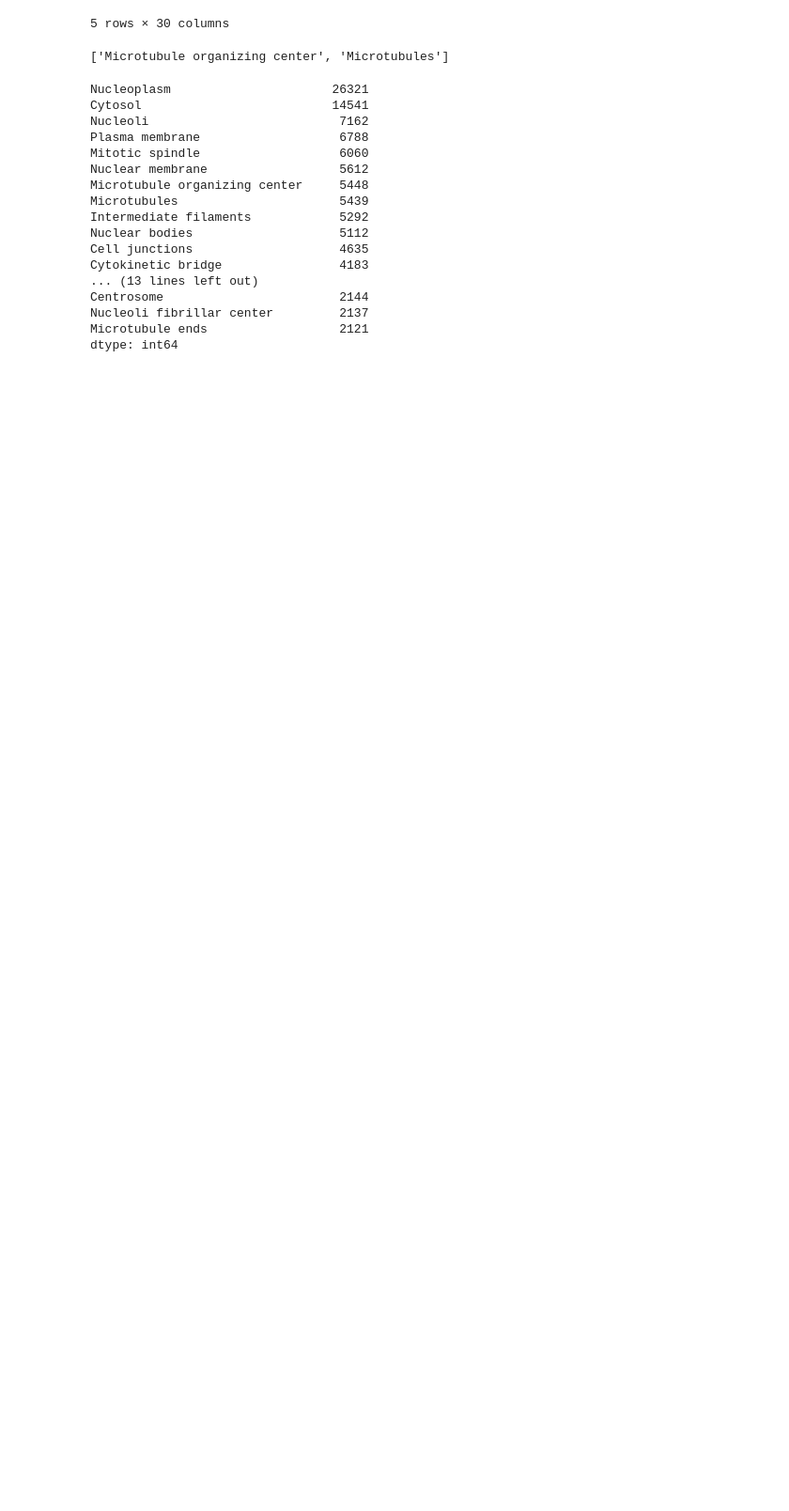
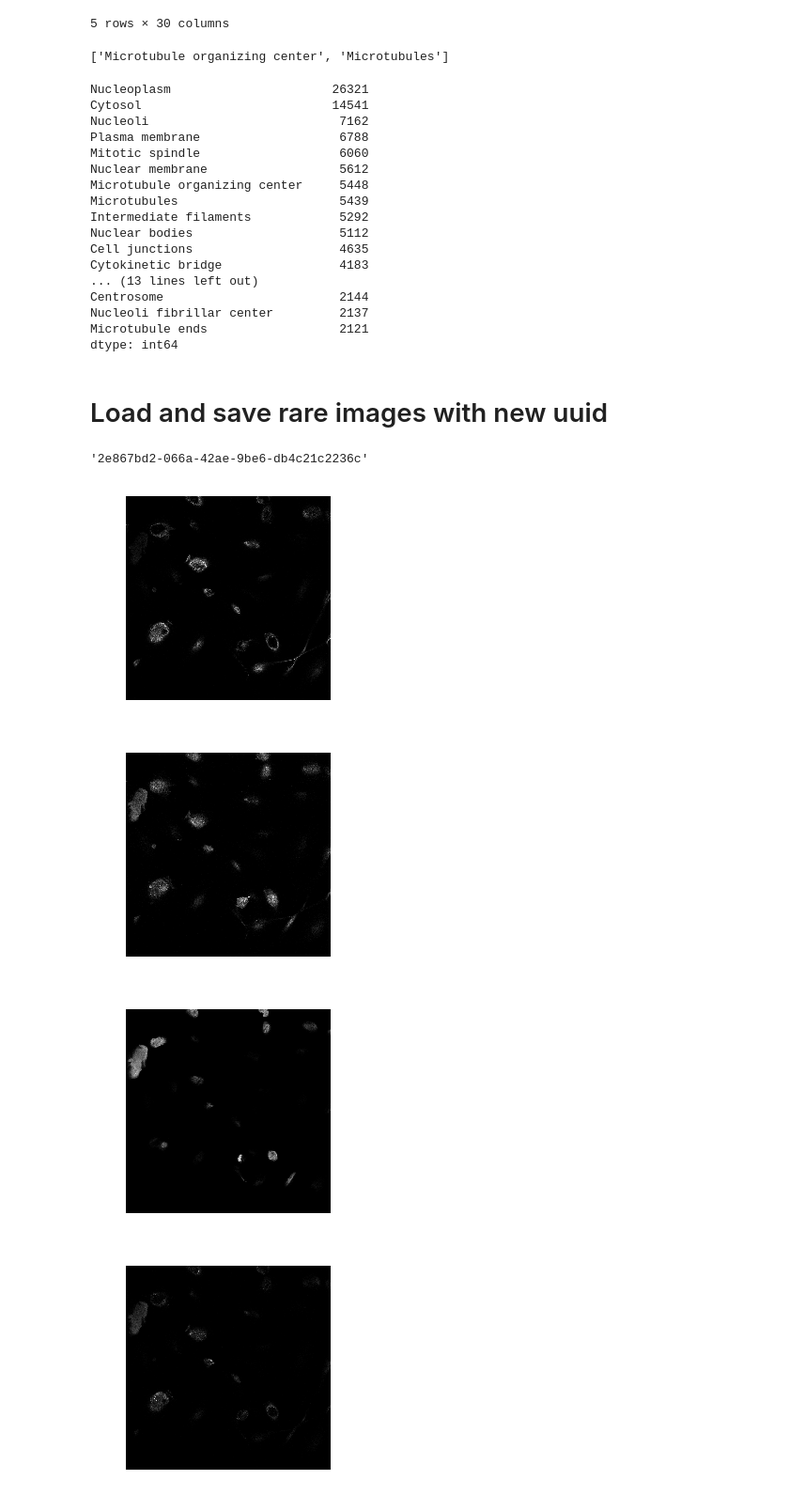
Before and after one commit to ChristophNeuner/human-protein-atlas-image-classification, a Jupyter notebook: train_data_preprop_against_imbalance.ipynb, the cells around one changed output. Shown at 94% size. Drawn from its saved outputs; the diff is of its cells as text; code cells hidden in the pictures; blank space fills up the shorter version.

```diff
--- a/train_data_preprop_against_imbalance.ipynb
+++ b/train_data_preprop_against_imbalance.ipynb
@@ -8,11 +10,15 @@
 
 import os
 os.sys.path.append('../fastai/') #fastai version 1
+import fastai
+from fastai import *
 
 from pathlib import Path
 import numpy as np
 import pandas as pd
-import matplotlib as plt
+import matplotlib.pyplot as plt
+import cv2
+import uuid
 
 import seaborn as sns
 sns.set()
@@ -21,8 +27,10 @@ sns.set()
 DP = Path('/home/Deep_Learner/work/datasets/human-protein-atlas-image-classification/')
 STAGE_ONE_DATA = DP/'stage1_data'
 TRAIN_PNGS = 'train_pngs_512'
+TRAIN_PNGS_MULTI = 'train_pngs_512_multi'
 TEST_PNGS = 'test_pngs_512'
 TRAIN_CSV = 'train.csv'
+TRAIN_CSV_MULTI = 'train_multi.csv'
 LBS_BALANCED = 'lbs_balanced.csv'
 
 label_names = {
@@ -57,3 +65,7 @@ label_names = {
 }
 
 reverse_label_names = dict((v,k) for k,v in label_names.items())
+
+sz = 512
+
+torch.cuda.set_device(1)
@@ -154,3 +180,5 @@ Microtubule ends                  2121
 dtype: int64
 # %%
 lbs_balanced.to_csv(STAGE_ONE_DATA/LBS_BALANCED, index=False)
+# %% [markdown]
+# Load and save rare images with new uuid
@@ -156,0 +236,16 @@ lbs_balanced.to_csv(STAGE_ONE_DATA/LBS_BALANCED, index=False)
+# %%
+new_id, imgs = open_four_channels_and_save_with_new_id(load_path=STAGE_ONE_DATA/TRAIN_PNGS,
+                                               save_path=STAGE_ONE_DATA/TRAIN_PNGS_MULTI,
+                                               load_id='05d32f36-bba3-11e8-b2b9-ac1f6b6435d0')
+# %%
+new_id
+# %% [output]
+'2e867bd2-066a-42ae-9be6-db4c21c2236c'
+# %%
+for img in imgs:
+    display_img_gray(img)
+# %% [output]
+[figure, added]
+[figure, added]
+[figure, added]
+[figure, added]
```
Also changed, not shown: parts of 11 cells of this notebook, 1 other file.
